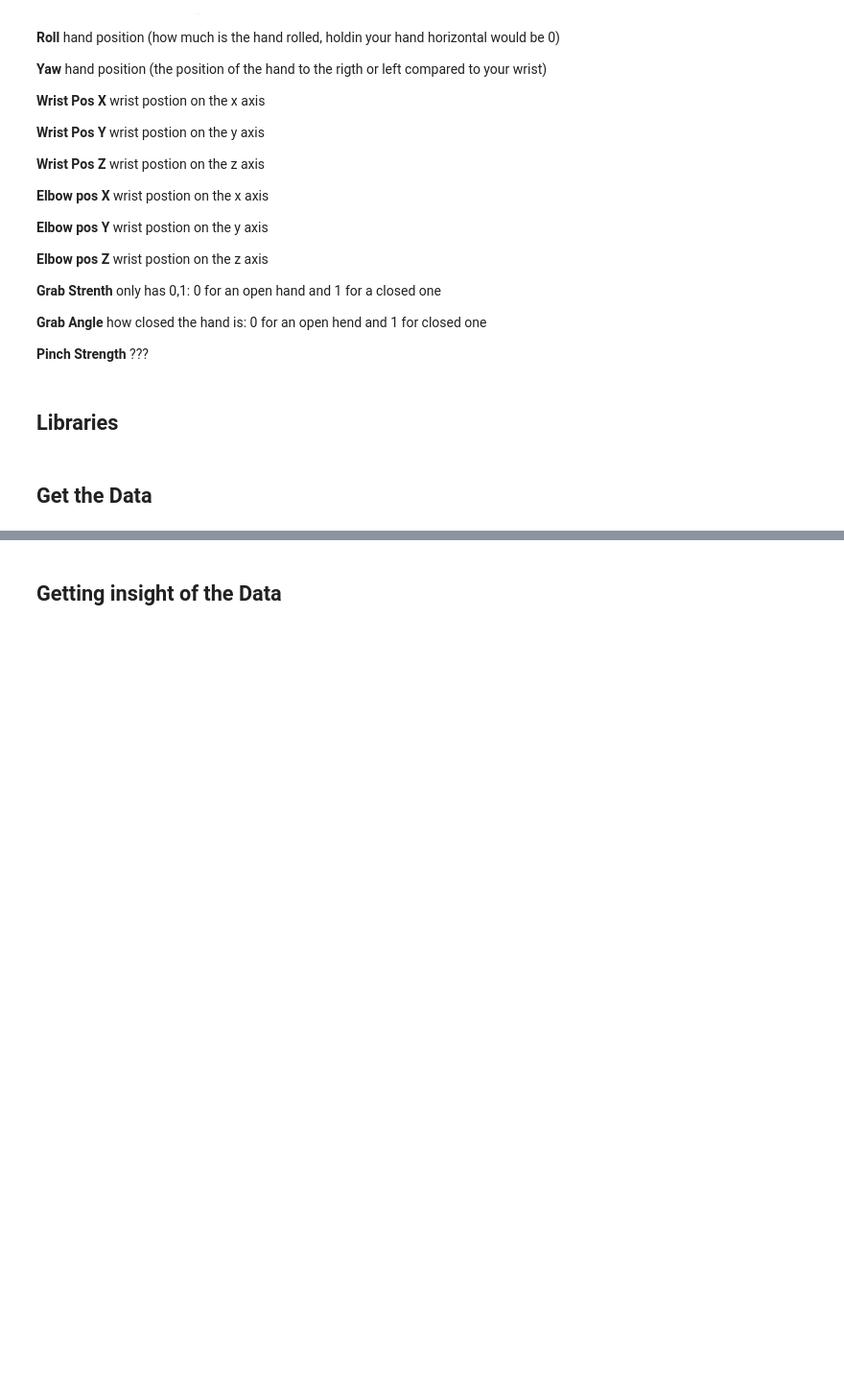
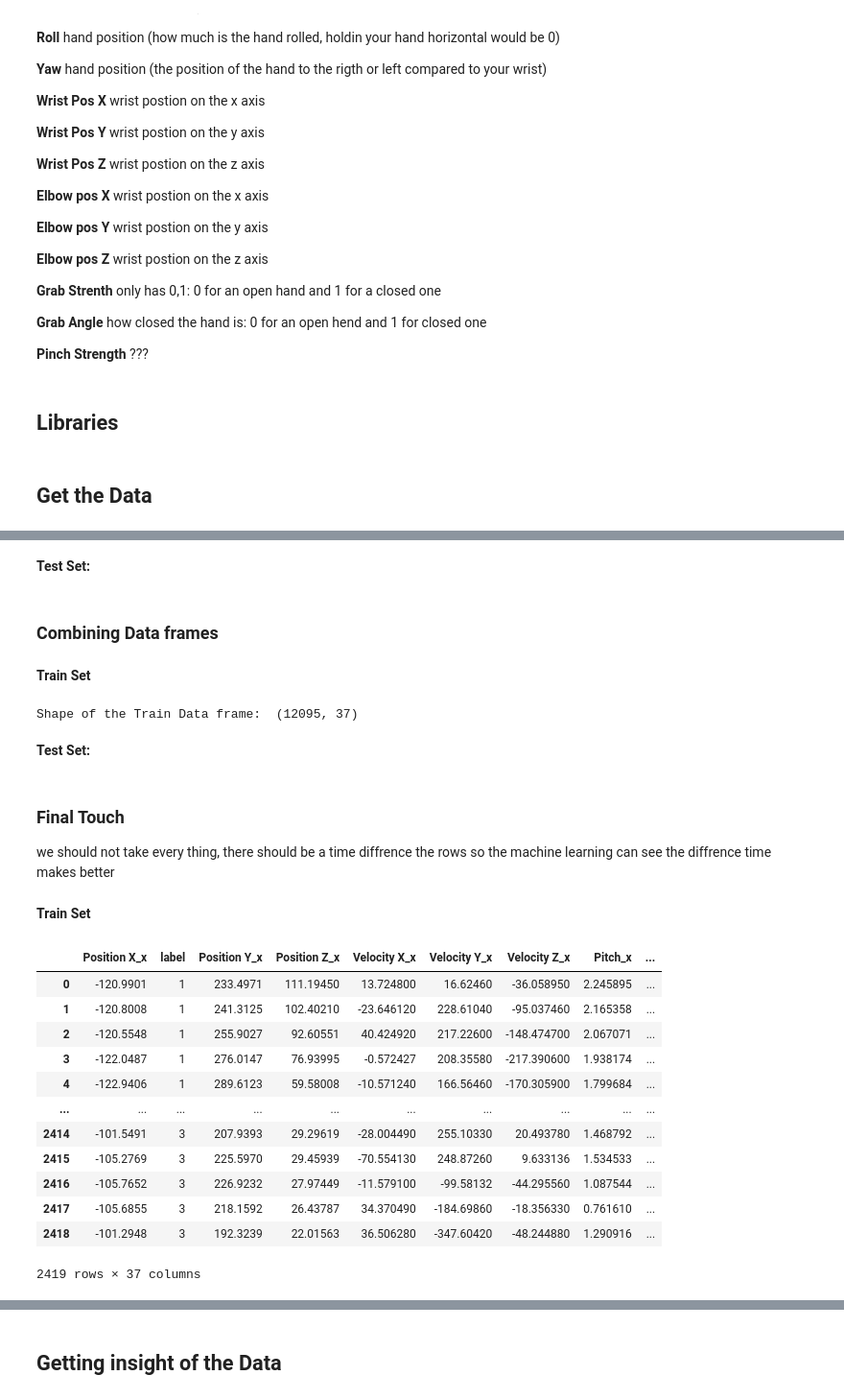
Before and after one commit to Inon-Sinn/Project-Gmar-2, a Jupyter notebook: Part 4 Hands.ipynb, the cells around one changed output, grey strips where cells are left out. Shown at 96% size. Cells and saved outputs as stored; diff of their text form; code cells hidden in the pictures; blank space fills up the shorter version.

```diff
--- a/Part 4 Hands.ipynb
+++ b/Part 4 Hands.ipynb
@@ -72,0 +328,2 @@ warnings.filterwarnings('ignore')
+# %% [markdown]
+**Test Set:**
@@ -72,0 +334,12 @@ warnings.filterwarnings('ignore')
+# %% [markdown]
+### Combining Data frames
+# %% [markdown]
+**Train Set**
+# %%
+Train_dfs = [Spon_df_train,Sync_df_train,Alone_df_train]
+train = pd.concat(Train_dfs)
+print("Shape of the Train Data frame: ",train.shape)
+# %% [output]
+Shape of the Train Data frame:  (12095, 37)
+# %% [markdown]
+**Test Set:**
@@ -72,0 +350,25 @@ warnings.filterwarnings('ignore')
+# %% [markdown]
+### Final Touch
+we should not take every thing, there should be a time diffrence the rows so the machine learning can see the diffrence time makes better
+# %% [markdown]
+**Train Set**
+# %%
+Train_Copy = train.copy()
+Train_Copy = Train_Copy.iloc[::5, :]
+Train_Copy = Train_Copy.reset_index()
+Train_Copy = Train_Copy.drop(['index'], axis = 1)
+Train_Copy
+# %% [output]
+|  | Position X_x | label | Position Y_x | Position Z_x | Velocity X_x | Velocity Y_x | Velocity Z_x | Pitch_x | ... |
+| 0 | -120.9901 | 1 | 233.4971 | 111.19450 | 13.724800 | 16.62460 | -36.058950 | 2.245895 | ... |
+| 1 | -120.8008 | 1 | 241.3125 | 102.40210 | -23.646120 | 228.61040 | -95.037460 | 2.165358 | ... |
+| 2 | -120.5548 | 1 | 255.9027 | 92.60551 | 40.424920 | 217.22600 | -148.474700 | 2.067071 | ... |
+| 3 | -122.0487 | 1 | 276.0147 | 76.93995 | -0.572427 | 208.35580 | -217.390600 | 1.938174 | ... |
+| 4 | -122.9406 | 1 | 289.6123 | 59.58008 | -10.571240 | 166.56460 | -170.305900 | 1.799684 | ... |
+| ... | ... | ... | ... | ... | ... | ... | ... | ... | ... |
+| 2414 | -101.5491 | 3 | 207.9393 | 29.29619 | -28.004490 | 255.10330 | 20.493780 | 1.468792 | ... |
+| 2415 | -105.2769 | 3 | 225.5970 | 29.45939 | -70.554130 | 248.87260 | 9.633136 | 1.534533 | ... |
+| 2416 | -105.7652 | 3 | 226.9232 | 27.97449 | -11.579100 | -99.58132 | -44.295560 | 1.087544 | ... |
+| 2417 | -105.6855 | 3 | 218.1592 | 26.43787 | 34.370490 | -184.69860 | -18.356330 | 0.761610 | ... |
+| 2418 | -101.2948 | 3 | 192.3239 | 22.01563 | 36.506280 | -347.60420 | -48.244880 | 1.290916 | ... |
+2419 rows × 37 columns
```
Also changed, not shown: parts of 59 cells of this notebook.
